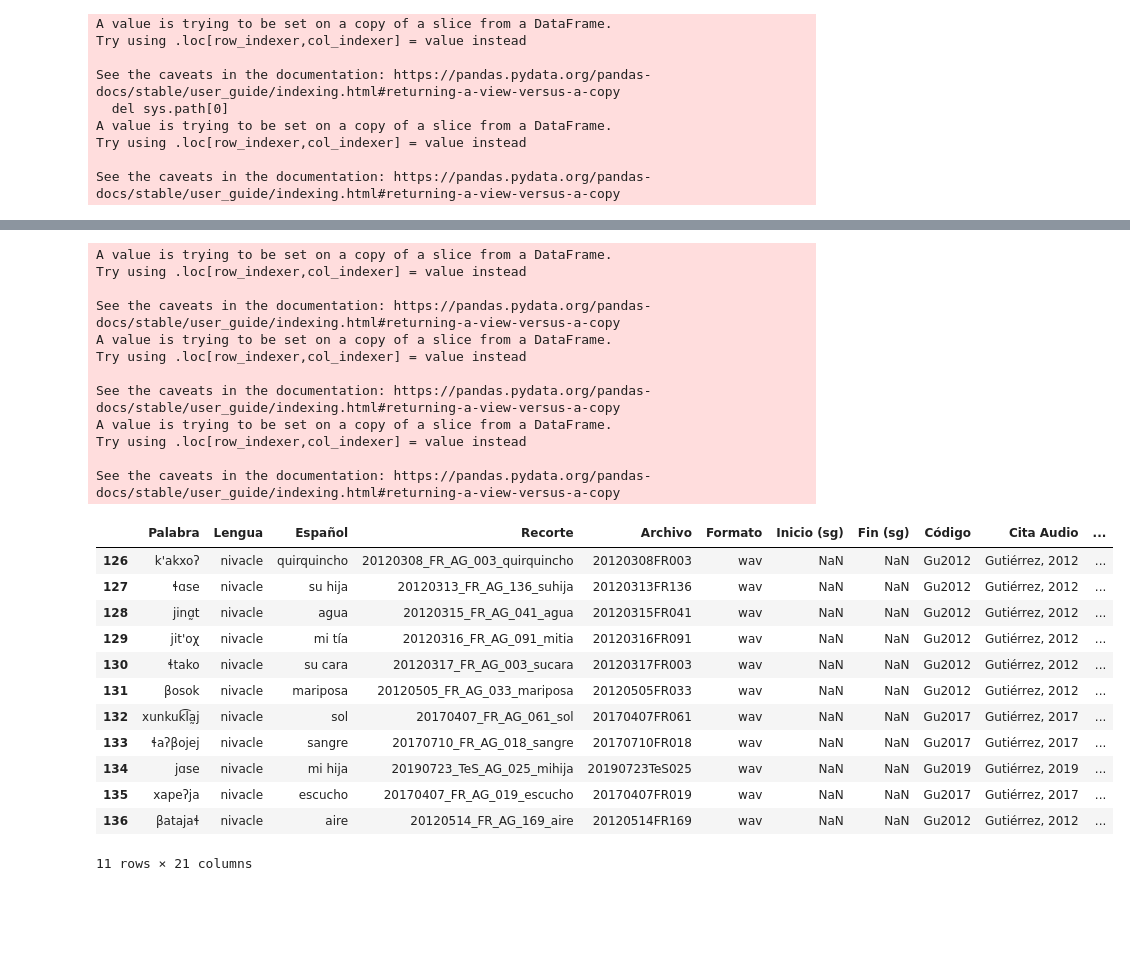
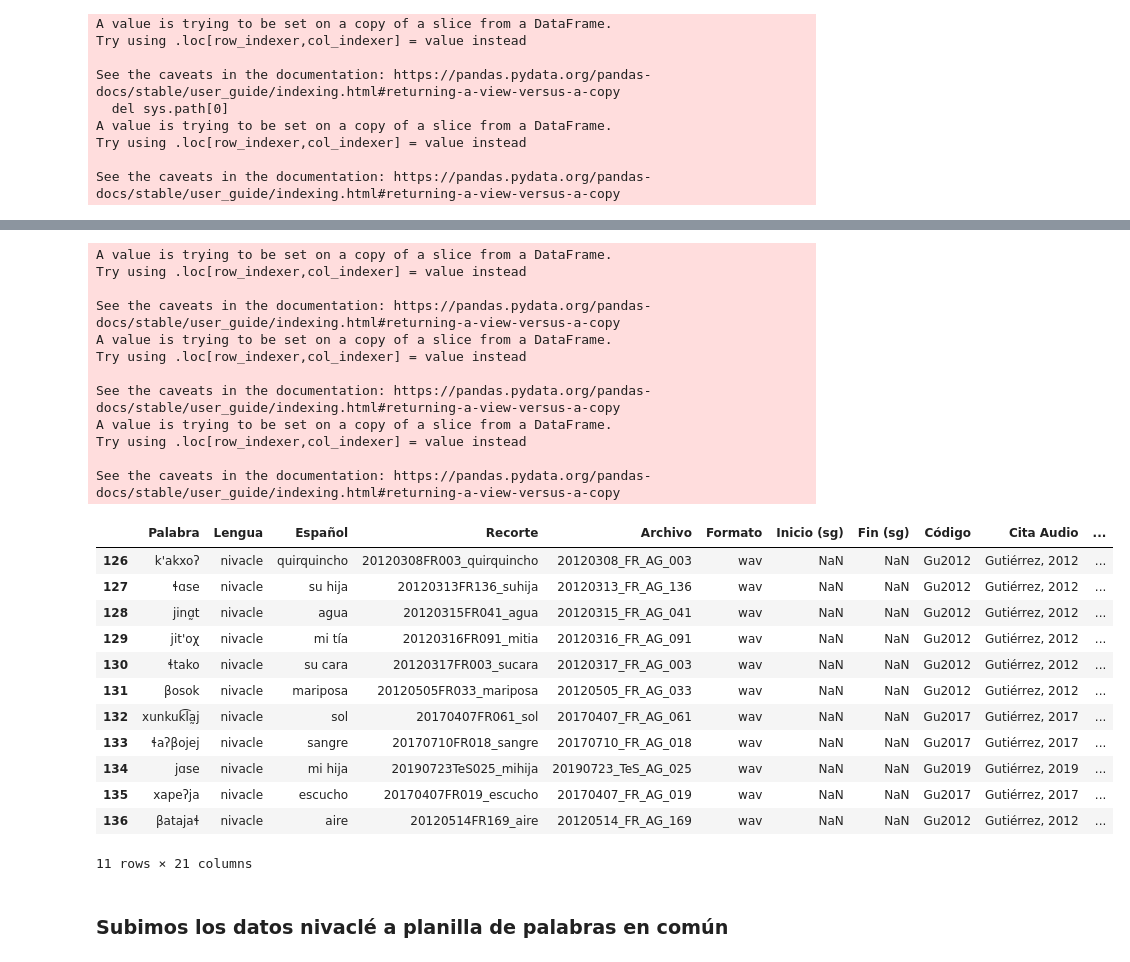
Before and after one commit to nidiah/PICT-2020, a Jupyter notebook: update-nivacle-words.ipynb, the cells around one changed output, grey strips where cells are left out. Drawn from its saved outputs; the diff is of its cells as text; code cells hidden in the pictures; blank space fills up the shorter version.

```diff
--- a/update-nivacle-words.ipynb
+++ b/update-nivacle-words.ipynb
@@ -151,13 +177,13 @@ nuevas_niv1['Archivo'] = nuevas_niv1['Recorte'].map(norm_filename)
 nuevas_niv2['Archivo'] = nuevas_niv2['Recorte'].map(norm_filename)
 
 def norm_recorte1(s):
-    return s.rsplit('_', 1)[0].replace('AG', '').replace('_', '', 5)
+    return s.replace('_', '', 5).replace('AG', '')
 
 def norm_recorte2(s):
-    return s.rsplit('_', 1)[0].replace('AG', '').replace('_', '', 3)
+    return s.replace('_', '', 3).replace('AG', '')
 
-nuevas_niv1['Recorte'] = nuevas_niv1['Archivo'].map(norm_filename)
-nuevas_niv2['Recorte'] = nuevas_niv2['Archivo'].map(norm_filename)
+nuevas_niv1['Recorte'] = nuevas_niv1['Recorte'].map(norm_recorte1)
+nuevas_niv2['Recorte'] = nuevas_niv2['Recorte'].map(norm_recorte2)
 # %% [output]
 A value is trying to be set on a copy of a slice from a DataFrame.
 Try using .loc[row_indexer,col_indexer] = value instead
@@ -268,48 +291,50 @@ informantes = {
     'FR': 'Félix Ramírez',
     'FAR': 'Faustino Ramírez',
     'GR': 'Graciano Ramírez',
     'JR': 'José Rojas',
     'MV': 'Mauricio Valdez',
     'SD': 'Sofía Díaz', #'Chula'
     'SR': 'Sara Rojas', #'Sara'
     'TS': 'Teresita Sánchez',
     'TeS': 'Teo Servín'
 }
 
 def find_spk2(s):
     return informantes[s.split('_')[1]]
 
-nuevas_niv2['Código'] = 'Gu'+nuevas_niv2['Recorte'].map(find_year2)
-nuevas_niv2['Cita Audio'] = "Gutiérrez, "+nuevas_niv2['Recorte'].map(find_year2)
-nuevas_niv2['Consultante'] = nuevas_niv2['Recorte'].map(find_spk2)
+nuevas_niv2['Código'] = 'Gu'+nuevas_niv2['Archivo'].map(find_year2)
+nuevas_niv2['Cita Audio'] = "Gutiérrez, "+nuevas_niv2['Archivo'].map(find_year2)
+nuevas_niv2['Consultante'] = nuevas_niv2['Archivo'].map(find_spk2)
 
 nuevas_niv2
 # %% [output]
 A value is trying to be set on a copy of a slice from a DataFrame.
 Try using .loc[row_indexer,col_indexer] = value instead
 
 See the caveats in the documentation: https://pandas.pydata.org/pandas-docs/stable/user_guide/indexing.html#returning-a-view-versus-a-copy
 A value is trying to be set on a copy of a slice from a DataFrame.
 Try using .loc[row_indexer,col_indexer] = value instead
 
 See the caveats in the documentation: https://pandas.pydata.org/pandas-docs/stable/user_guide/indexing.html#returning-a-view-versus-a-copy
 A value is trying to be set on a copy of a slice from a DataFrame.
 Try using .loc[row_indexer,col_indexer] = value instead
 
 See the caveats in the documentation: https://pandas.pydata.org/pandas-docs/stable/user_guide/indexing.html#returning-a-view-versus-a-copy
 |  | Palabra | Lengua | Español | Recorte | Archivo | Formato | Inicio (sg) | Fin (sg) | Código | Cita Audio | ... |
-| 126 | k'akxoʔ | nivacle | quirquincho | 20120308_FR_AG_003_quirquincho | 20120308FR003 | wav | NaN | NaN | Gu2012 | Gutiérrez, 2012 | ... |
-| 127 | ɬɑse | nivacle | su hija | 20120313_FR_AG_136_suhija | 20120313FR136 | wav | NaN | NaN | Gu2012 | Gutiérrez, 2012 | ... |
-| 128 | jinɑ̰t | nivacle | agua | 20120315_FR_AG_041_agua | 20120315FR041 | wav | NaN | NaN | Gu2012 | Gutiérrez, 2012 | ... |
-| 129 | jit'oχ | nivacle | mi tía | 20120316_FR_AG_091_mitia | 20120316FR091 | wav | NaN | NaN | Gu2012 | Gutiérrez, 2012 | ... |
-| 130 | ɬtako | nivacle | su cara | 20120317_FR_AG_003_sucara | 20120317FR003 | wav | NaN | NaN | Gu2012 | Gutiérrez, 2012 | ... |
-| 131 | βosok | nivacle | mariposa | 20120505_FR_AG_033_mariposa | 20120505FR033 | wav | NaN | NaN | Gu2012 | Gutiérrez, 2012 | ... |
-| 132 | xunkuk͡la̰j | nivacle | sol | 20170407_FR_AG_061_sol | 20170407FR061 | wav | NaN | NaN | Gu2017 | Gutiérrez, 2017 | ... |
-| 133 | ɬaʔβojej | nivacle | sangre | 20170710_FR_AG_018_sangre | 20170710FR018 | wav | NaN | NaN | Gu2017 | Gutiérrez, 2017 | ... |
-| 134 | jɑse | nivacle | mi hija | 20190723_TeS_AG_025_mihija | 20190723TeS025 | wav | NaN | NaN | Gu2019 | Gutiérrez, 2019 | ... |
-| 135 | xapeʔja | nivacle | escucho | 20170407_FR_AG_019_escucho | 20170407FR019 | wav | NaN | NaN | Gu2017 | Gutiérrez, 2017 | ... |
-| 136 | βatajaɬ | nivacle | aire | 20120514_FR_AG_169_aire | 20120514FR169 | wav | NaN | NaN | Gu2012 | Gutiérrez, 2012 | ... |
+| 126 | k'akxoʔ | nivacle | quirquincho | 20120308FR003_quirquincho | 20120308_FR_AG_003 | wav | NaN | NaN | Gu2012 | Gutiérrez, 2012 | ... |
+| 127 | ɬɑse | nivacle | su hija | 20120313FR136_suhija | 20120313_FR_AG_136 | wav | NaN | NaN | Gu2012 | Gutiérrez, 2012 | ... |
+| 128 | jinɑ̰t | nivacle | agua | 20120315FR041_agua | 20120315_FR_AG_041 | wav | NaN | NaN | Gu2012 | Gutiérrez, 2012 | ... |
+| 129 | jit'oχ | nivacle | mi tía | 20120316FR091_mitia | 20120316_FR_AG_091 | wav | NaN | NaN | Gu2012 | Gutiérrez, 2012 | ... |
+| 130 | ɬtako | nivacle | su cara | 20120317FR003_sucara | 20120317_FR_AG_003 | wav | NaN | NaN | Gu2012 | Gutiérrez, 2012 | ... |
+| 131 | βosok | nivacle | mariposa | 20120505FR033_mariposa | 20120505_FR_AG_033 | wav | NaN | NaN | Gu2012 | Gutiérrez, 2012 | ... |
+| 132 | xunkuk͡la̰j | nivacle | sol | 20170407FR061_sol | 20170407_FR_AG_061 | wav | NaN | NaN | Gu2017 | Gutiérrez, 2017 | ... |
+| 133 | ɬaʔβojej | nivacle | sangre | 20170710FR018_sangre | 20170710_FR_AG_018 | wav | NaN | NaN | Gu2017 | Gutiérrez, 2017 | ... |
+| 134 | jɑse | nivacle | mi hija | 20190723TeS025_mihija | 20190723_TeS_AG_025 | wav | NaN | NaN | Gu2019 | Gutiérrez, 2019 | ... |
+| 135 | xapeʔja | nivacle | escucho | 20170407FR019_escucho | 20170407_FR_AG_019 | wav | NaN | NaN | Gu2017 | Gutiérrez, 2017 | ... |
+| 136 | βatajaɬ | nivacle | aire | 20120514FR169_aire | 20120514_FR_AG_169 | wav | NaN | NaN | Gu2012 | Gutiérrez, 2012 | ... |
 11 rows × 21 columns
+# %% [markdown]
+### Subimos los datos nivaclé a planilla de palabras en común
 # %%
 nuevas_niv = pd.concat([nuevas_niv1, nuevas_niv2])
 nuevas_niv
```
Also changed, not shown: parts of 20 cells of this notebook, 1 other file.
